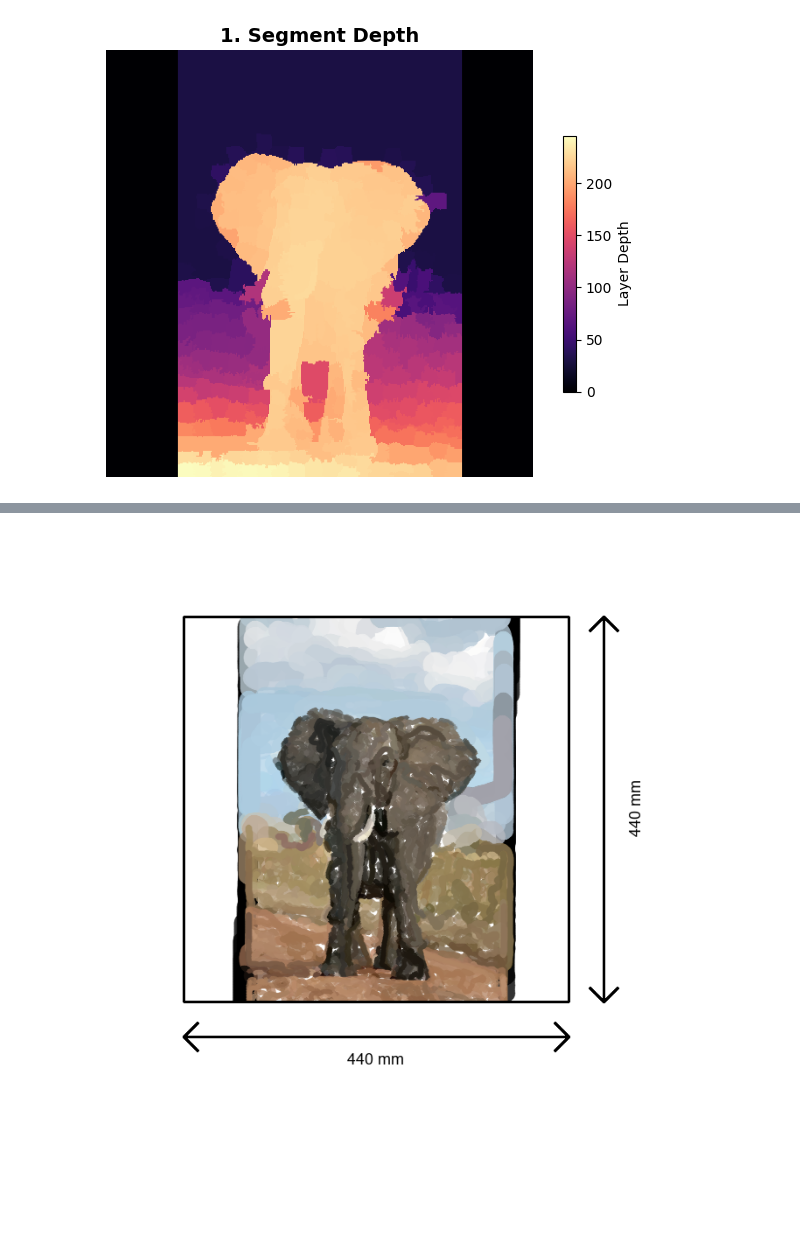
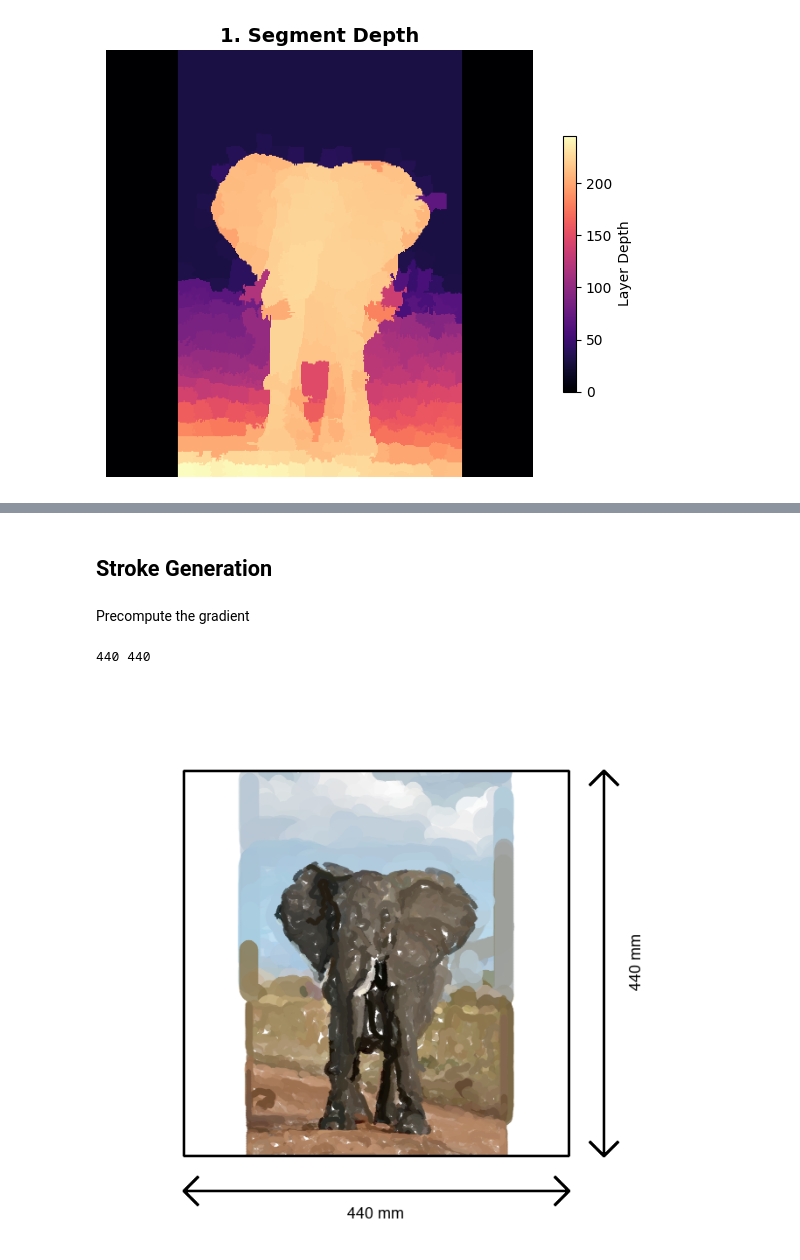
Before and after one commit to SimonMeersschaut/paint-bot, a Jupyter notebook: src/stroke_generation.ipynb, the cells around one changed output, grey strips where cells are left out. Drawn from its saved outputs; the diff is of its cells as text; code cells hidden in the pictures; blank space fills up the shorter version.

```diff
--- a/src/stroke_generation.ipynb
+++ b/src/stroke_generation.ipynb
@@ -51,11 +57,12 @@ mask_canvas = Image.new("L", pil_original_image.size, color=255)
 
 # 4. Apply the exact same padding transformation to the mask canvas
 # ImageOps.pad will scale and pad this mask identically to the elephant image
-padded_mask = ImageOps.pad(mask_canvas, CANVAS_SIZE, color=0)
+padded_mask_resized = ImageOps.pad(mask_canvas, CANVAS_SIZE, color=0)
+np_padded_mask_resized = np.array(padded_mask_resized)
 
 # 5. Convert mask to a 1 and 0 NumPy array
 # Wherever the padded_mask is 255 (white), it's a real pixel (1). Otherwise, it's 0.
-padding_mask = (np.array(padded_mask) == 255).astype(np.uint8)
+padding_mask = (np.array(padded_mask_resized) == 0).astype(np.uint8)
 plt.imshow(padding_mask, cmap='magma')
 plt.show()
 # %% [output]
@@ -154,3 +294,5 @@ plt.show()
+# %% [markdown]
+## Stroke Generation
 # %%
 import numpy as np
 from scipy.ndimage import gaussian_filter
@@ -317,3 +469,5 @@ def generate_strokes_for_layer(stroke_sequence, segments, label, image, grad, co
+# %% [markdown]
+Precompute the gradient
 # %%
 # 1. Smooth the image to get a reliable, non-noisy gradient field
 if np_resized_image.ndim == 3:
@@ -329,13 +483,16 @@ gy, gx = np.gradient(gray_smoothed)
 from visualisation import visualize_stroke_sequence
 from datatypes import StrokeSequence
 from tqdm import tqdm # progress bar
-import numpy as np
+from stroke_generation_stats import StrokeGenerationStats
 
+stroke_generation_stats = StrokeGenerationStats()
 
 H, W, _ = np_resized_image.shape
 
+print(H, W)
+
 stroke_sequence = StrokeSequence(image_size=(W, H))
-coverage_mask = np.zeros((H, W), dtype=bool)
+coverage_mask = ~np_padded_mask_resized
 
 layer_settings = {
     0: {
@@ -359,34 +516,36 @@ layer_settings = {
 }
 
 # Sort the depth thresholds ascendingly to easily find the correct bracket
 sorted_thresholds = sorted(layer_settings.keys())
 
 # Loop through the targeted depth layer bins (Back-to-Front ordering)
 for label, mean_depth in tqdm(segment_depths):
-
+    ## Choose brush-size
+    # TODO: based on saliency map
     # Find the applicable setting bracket based on mean_depth
     applicable_threshold = 0
     for threshold in sorted_thresholds:
         if mean_depth >= threshold:
             applicable_threshold = threshold
         else:
             break # Since it's sorted, we can stop checking higher thresholds
 
     # Extract the base configurations dictionary
     settings = layer_settings[applicable_threshold]
 
     # Call the updated stroke generator function using dictionary unpacking (**)
     generate_strokes_for_layer(
         grad=(gy, gx),
         stroke_sequence=stroke_sequence,
-        segments=segments,
+        resized_segments=resized_segments,
         label=label,
         image=np_resized_image,
+        stroke_generation_stats=stroke_generation_stats,
         coverage_mask=coverage_mask,
-        # max_stroke_length=settings.get("max_stroke_length", 60), # Map if needed
         **settings # Unpacks brush_size, min_stroke_length_pixels, error_threshold dynamically
     )
 
 visualize_stroke_sequence(stroke_sequence)
 # %% [output]
+440 440
-[figure, old version]
+[figure, new version]
```
Also changed, not shown: parts of 14 cells of this notebook, 11 other files.
